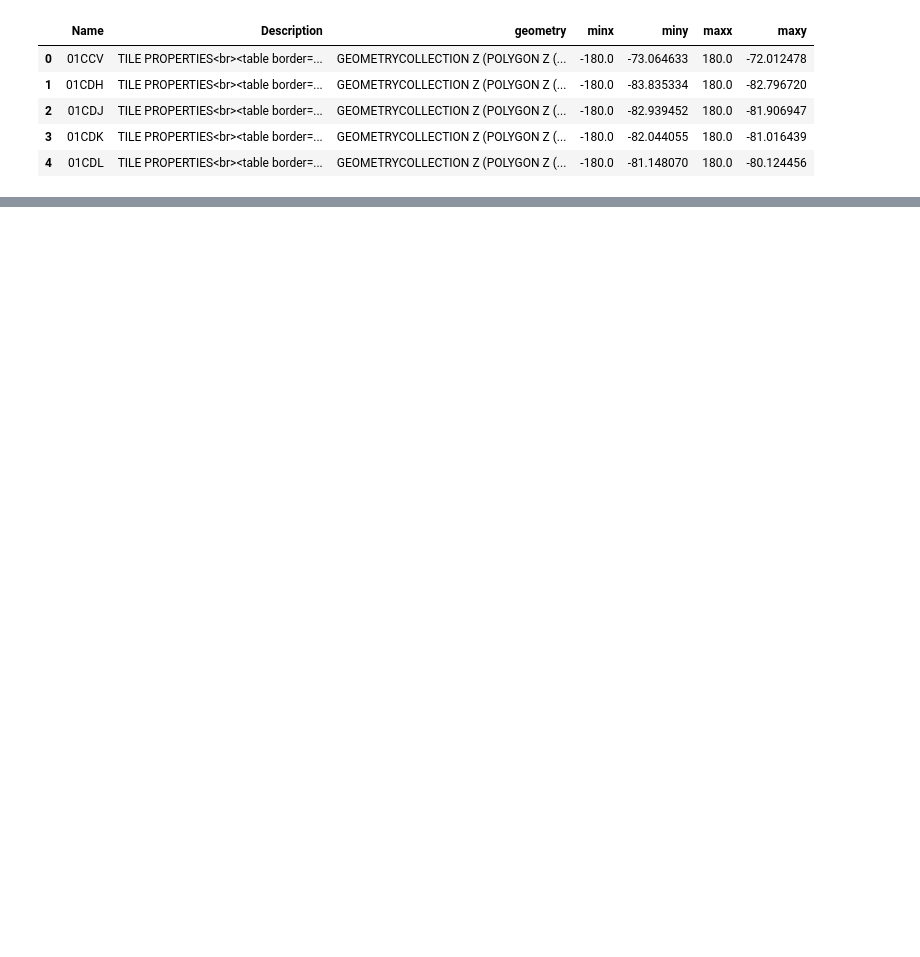
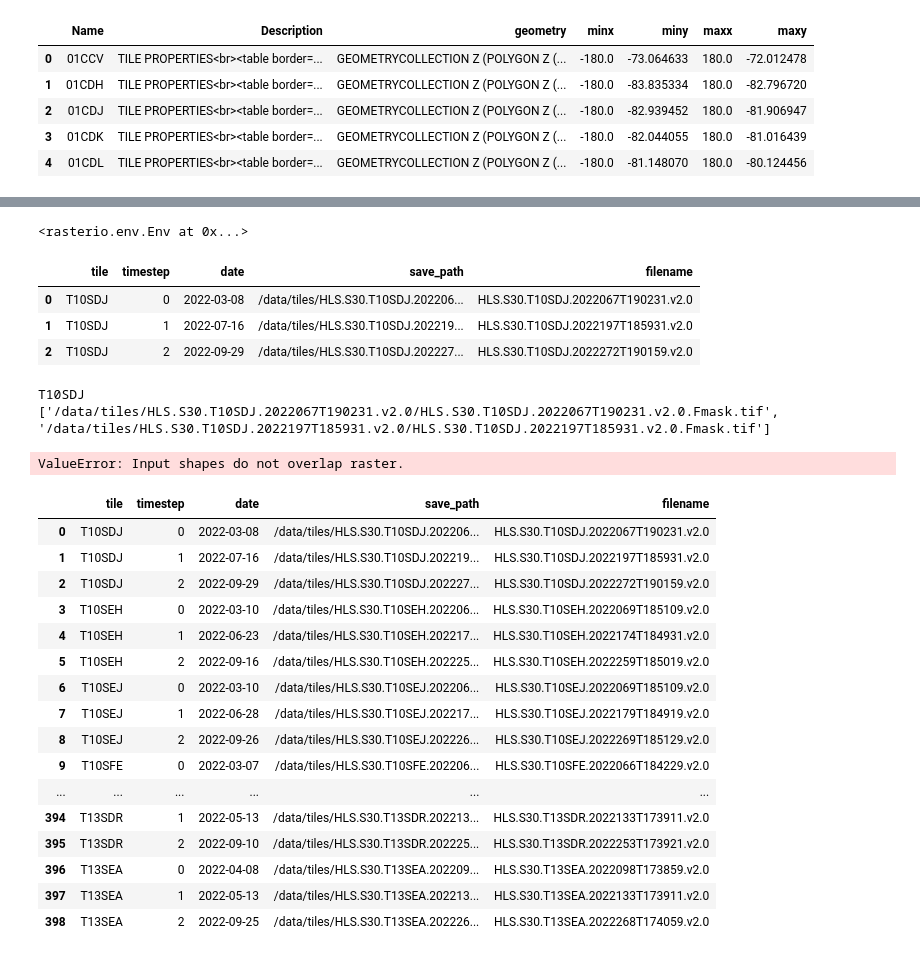
Before and after one commit to ClarkCGA/cloud-gap-filling-td, a Jupyter notebook: HLSTest/HLSV2.ipynb, the cells around one changed output, grey strips where cells are left out. Saved outputs shown, nothing was run; the diff lists cells and outputs as text; code cells hidden in the pictures; blank space fills up the shorter version.

```diff
--- a/HLSTest/HLSV2.ipynb
+++ b/HLSTest/HLSV2.ipynb
@@ -352,0 +349,8 @@ rio_env.__enter__()
+# %%
+rio_env = rio.Env(AWSSession(session),
+                  GDAL_DISABLE_READDIR_ON_OPEN='EMPTY_DIR',
+                  GDAL_HTTP_COOKIEFILE=os.path.expanduser('~/cookies.txt'),
+                  GDAL_HTTP_COOKIEJAR=os.path.expanduser('~/cookies.txt'))
+rio_env.__enter__()
+# %% [output]
+<rasterio.env.Env at 0x...>
@@ -352,0 +380,12 @@ rio_env.__enter__()
+# %%
+track_df[temp_df.tile == "T10SDJ"]
+# %% [output]
+|  | tile | timestep | date | save_path | filename |
+| 0 | T10SDJ | 0 | 2022-03-08 | /data/tiles/HLS.S30.T10SDJ.202206... | HLS.S30.T10SDJ.2022067T190231.v2.0 |
+| 1 | T10SDJ | 1 | 2022-07-16 | /data/tiles/HLS.S30.T10SDJ.202219... | HLS.S30.T10SDJ.2022197T185931.v2.0 |
+| 2 | T10SDJ | 2 | 2022-09-29 | /data/tiles/HLS.S30.T10SDJ.202227... | HLS.S30.T10SDJ.2022272T190159.v2.0 |
+# %%
+chip_df = pd.read_csv(req_path + "chip_df.csv")
+with open("/data/requirements/chip_ids.json", 'r') as f:
+    chip_ids = json.load(f)
+track_df = pd.read_csv(req_path + "track_df.csv")
@@ -352,0 +603,60 @@ rio_env.__enter__()
+# %%
+## process chips
+
+for tile in tiles_to_chip:
+    print(tile)
+    chips_to_process = chip_df[chip_df.tile == tile.replace("T", "")].reset_index(drop = True)
+    for k in range(len(chips_to_process)):
+        current_id = chips_to_process.chip_id[k]
+        chip_tile = chips_to_process.tile[k]
+        # print(current_id)
+        chip_index = chip_ids.index(current_id)
+
+        chip_feature = chips['features'][chip_index]
+
+        shape = [chip_feature['geometry']]
+
+        ## do we want to scale/clip reflectances?
+        full_tile_name = "T" + chip_tile
+        valid_first,  valid_second, valid_third, bad_pct_first, bad_pct_second, bad_pct_third, qa_first, qa_second, qa_third, na_count, first_image_date, second_image_date, third_image_date = process_chip(current_id, full_tile_name, shape, track_df)
+
+        chip_df_index = chip_df.index[chip_df['chip_id'] == current_id].tolist()[0]
+        chip_df.at[chip_df_index, 'valid_first'] = valid_first
+        chip_df.at[chip_df_index, 'valid_second'] = valid_second
+        chip_df.at[chip_df_index, 'valid_third'] = valid_third
+        chip_df.at[chip_df_index, 'bad_pct_first'] = bad_pct_first
+        chip_df.at[chip_df_index, 'bad_pct_second'] = bad_pct_second
+        chip_df.at[chip_df_index, 'bad_pct_third'] = bad_pct_third
+        chip_df.at[chip_df_index, 'first_image_date'] = first_image_date
+        chip_df.at[chip_df_index, 'second_image_date'] = second_image_date
+        chip_df.at[chip_df_index, 'third_image_date'] = third_image_date
+        chip_df['bad_pct_max'] = chip_df[['bad_pct_first', 'bad_pct_second', 'bad_pct_third']].max(axis=1)
+        chip_df.at[chip_df_index, 'na_count'] = na_count
+    # tile_tracker = pd.read_csv(tile_tracker_csv)
+    # tile_tracker.loc[tile_tracker.tile == tile , 'chip'] = True
+    # tile_tracker.to_csv(tile_tracker_csv, index=False)
+chip_df.to_csv(chip_csv, index=False)
+# %% [output]
+T10SDJ
+['/data/tiles/HLS.S30.T10SDJ.2022067T190231.v2.0/HLS.S30.T10SDJ.2022067T190231.v2.0.Fmask.tif', '/data/tiles/HLS.S30.T10SDJ.2022197T185931.v2.0/HLS.S30.T10SDJ.2022197T185931.v2.0.Fmask.tif']
+ValueError: Input shapes do not overlap raster.
+# %%
+track_df[track_df == "T10SDJ"]
+# %% [output]
+|  | tile | timestep | date | save_path | filename |
+| 0 | T10SDJ | 0 | 2022-03-08 | /data/tiles/HLS.S30.T10SDJ.202206... | HLS.S30.T10SDJ.2022067T190231.v2.0 |
+| 1 | T10SDJ | 1 | 2022-07-16 | /data/tiles/HLS.S30.T10SDJ.202219... | HLS.S30.T10SDJ.2022197T185931.v2.0 |
+| 2 | T10SDJ | 2 | 2022-09-29 | /data/tiles/HLS.S30.T10SDJ.202227... | HLS.S30.T10SDJ.2022272T190159.v2.0 |
+| 3 | T10SEH | 0 | 2022-03-10 | /data/tiles/HLS.S30.T10SEH.202206... | HLS.S30.T10SEH.2022069T185109.v2.0 |
+| 4 | T10SEH | 1 | 2022-06-23 | /data/tiles/HLS.S30.T10SEH.202217... | HLS.S30.T10SEH.2022174T184931.v2.0 |
+| 5 | T10SEH | 2 | 2022-09-16 | /data/tiles/HLS.S30.T10SEH.202225... | HLS.S30.T10SEH.2022259T185019.v2.0 |
+| 6 | T10SEJ | 0 | 2022-03-10 | /data/tiles/HLS.S30.T10SEJ.202206... | HLS.S30.T10SEJ.2022069T185109.v2.0 |
+| 7 | T10SEJ | 1 | 2022-06-28 | /data/tiles/HLS.S30.T10SEJ.202217... | HLS.S30.T10SEJ.2022179T184919.v2.0 |
+| 8 | T10SEJ | 2 | 2022-09-26 | /data/tiles/HLS.S30.T10SEJ.202226... | HLS.S30.T10SEJ.2022269T185129.v2.0 |
+| 9 | T10SFE | 0 | 2022-03-07 | /data/tiles/HLS.S30.T10SFE.202206... | HLS.S30.T10SFE.2022066T184229.v2.0 |
+| ... | ... | ... | ... | ... | ... |
+| 394 | T13SDR | 1 | 2022-05-13 | /data/tiles/HLS.S30.T13SDR.202213... | HLS.S30.T13SDR.2022133T173911.v2.0 |
+| 395 | T13SDR | 2 | 2022-09-10 | /data/tiles/HLS.S30.T13SDR.202225... | HLS.S30.T13SDR.2022253T173921.v2.0 |
+| 396 | T13SEA | 0 | 2022-04-08 | /data/tiles/HLS.S30.T13SEA.202209... | HLS.S30.T13SEA.2022098T173859.v2.0 |
+| 397 | T13SEA | 1 | 2022-05-13 | /data/tiles/HLS.S30.T13SEA.202213... | HLS.S30.T13SEA.2022133T173911.v2.0 |
+| 398 | T13SEA | 2 | 2022-09-25 | /data/tiles/HLS.S30.T13SEA.202226... | HLS.S30.T13SEA.2022268T174059.v2.0 |
```
Also changed, not shown: parts of 50 cells of this notebook, 2 other files.
